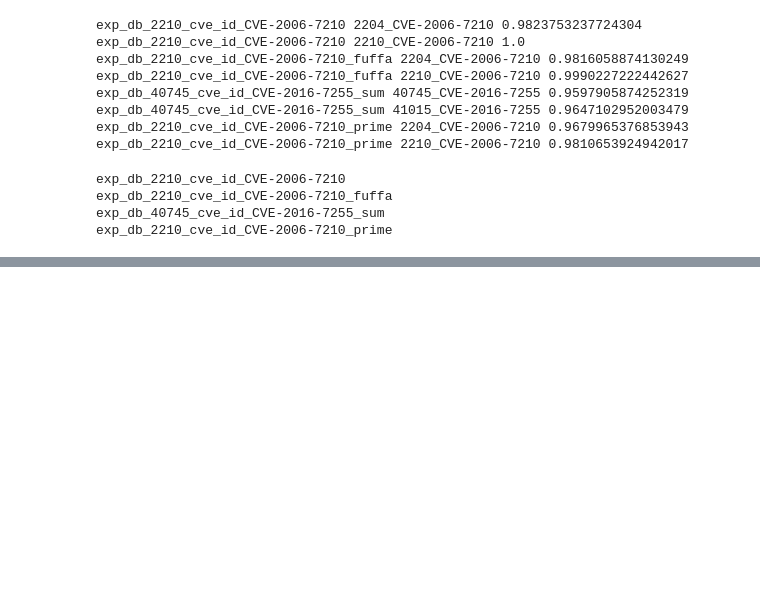
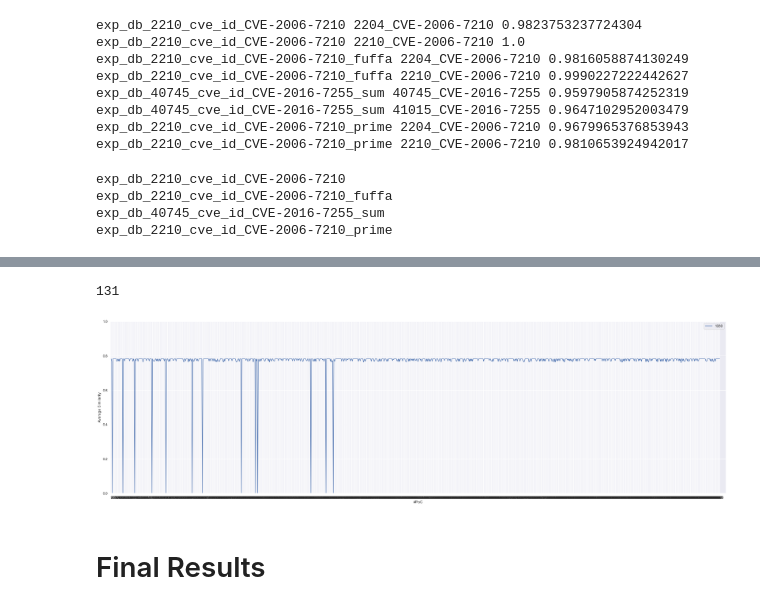
Before and after one commit to mattiapocci/poc_detection, a Jupyter notebook: result_analysis/plotting.ipynb, the cells around one changed output, grey strips where cells are left out. Cells and saved outputs as stored; diff of their text form; code cells hidden in the pictures; blank space fills up the shorter version.

Commit message:
initial_final_plot

```diff
--- a/result_analysis/plotting.ipynb
+++ b/result_analysis/plotting.ipynb
@@ -501,0 +512,12 @@ plt.show()
+# %%
+import os
+folder = '../datasets/embeddings/all_exes/'
+ls = list(filter(lambda elem: 'pt' in elem, os.listdir(folder)))
+embeddings_dict = {}
+
+for elem in ls:
+    similarities = torch.load(os.path.join(folder, elem))
+    print(elem, len(similarities.keys()))
+    embeddings_dict.update(similarities)
+
+print('Total length: ', len(embeddings_dict.keys()))
@@ -501,0 +542,59 @@ plt.show()
+# %%
+import seaborn
+import pandas
+import matplotlib.pyplot as plt
+
+# Load similarities
+import torch
+similarities = embeddings_dict
+
+# Create mapping for x-axis labels
+mapping = {}
+i = 1
+for key in similarities.keys():
+    for poc in similarities[key]:
+        mapping[poc] = i
+        i += 1
+    break
+
+# Create function to query mapping
+def get_poc(n):
+    return list(mapping.keys())[n-1]
+
+seaborn.set(rc={'figure.figsize':(35,10)})
+plt.ylim(0,1)
+plt.xlim(0, 1100)
+count = 0
+acc = {}
+for key in similarities.keys():
+    pocs = []
+    values = []
+    for poc in similarities[key]:
+        pocs.append(mapping[poc])
+        try:
+            a = acc[mapping[poc]]
+        except:
+            acc[mapping[poc]] = 0
+        try:
+            acc[mapping[poc]] += similarities[key][poc].item()
+        except:
+            acc[mapping[poc]] += similarities[key][poc]
+    count += 1
+
+means = []
+for key in acc.keys():
+    means.append(acc[key]/count)
+
+
+res = seaborn.lineplot(x=pocs, y=means, label=key)
+res.set(xticks= pocs)
+plt.xlabel('#PoC')
+plt.ylabel('Average Similarity')
+#plt.xticks(rotation=45)
+print(count)
+plt.show()
+# %% [output]
+131
+[figure, added]
+# %% [markdown]
+# Final Results
```
Also changed, not shown: parts of 8 cells of this notebook.
